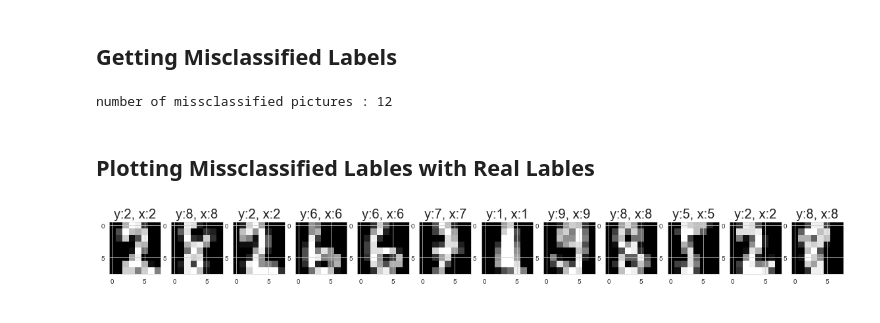
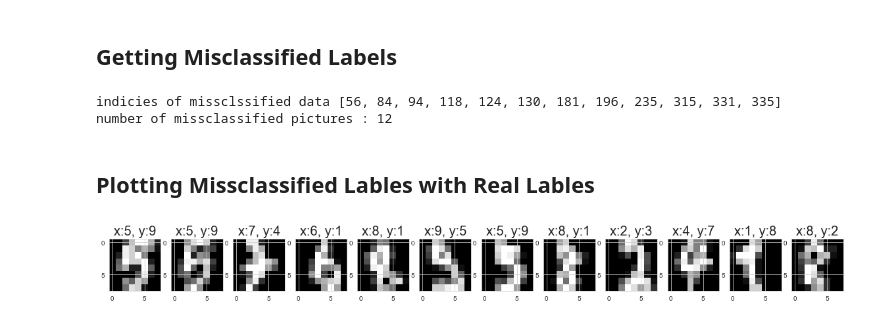
Before and after one commit to asadTariq666/AsadTariq_PythonKaChilla_Tasks, a Jupyter notebook: Chapter Wise Notebooks/Day 25 - Image Analysis - Logisitic Regression.ipynb, the cells around one changed output. Cells and saved outputs as stored; diff of their text form; code cells hidden in the pictures.

```diff
--- a/Chapter Wise Notebooks/Day 25 - Image Analysis - Logisitic Regression.ipynb
+++ b/Chapter Wise Notebooks/Day 25 - Image Analysis - Logisitic Regression.ipynb
@@ -136,25 +136,37 @@ Text(0.5, 1.0, 'Accuracy score : 0.9666666666666667')
 [figure]
 # %% [markdown]
 ## Getting Misclassified Labels
+# %%
+import numpy as np
+import matplotlib.pyplot as plt
+index = 0
+misclassifiedIndexes = []
+for label, predict in zip(y_test, y_pred):
+ if label != predict:
+  misclassifiedIndexes.append(index)
+  index +=1
 # %%
 index = 0
 misclassified_indicies = []
 for label, predict in zip(y_test,y_pred):
     if label != predict:
+        #print(index,label,predict) #Debugging
         misclassified_indicies.append(index)
-        index = index +1
+    index = index +1
 number_of_missclassified_data =len(misclassified_indicies)
+print('indicies of missclssified data', misclassified_indicies)
 print('number of missclassified pictures :',number_of_missclassified_data )
 # %% [output]
+indicies of missclssified data [56, 84, 94, 118, 124, 130, 181, 196, 235, 315, 331, 335]
 number of missclassified pictures : 12
 # %% [markdown]
 ## Plotting Missclassified Lables with Real Lables
 # %%
 sns.set_style(style='whitegrid')
 plt.figure(figsize=(20,4))
-for plotindex,badindex in enumerate(misclassified_indicies):
+for plotindex, badindex in enumerate(misclassified_indicies):
     plt.subplot(1,number_of_missclassified_data, plotindex+1)
     plt.imshow(np.reshape(x_test[badindex],(8,8)), cmap=plt.cm.gray)
-    plt.title('y:{}, x:{}'.format(y_pred[badindex],y_test[badindex]), fontsize =20)# predicted =y ; actual =x
+    plt.title('x:{}, y:{}'.format(y_test[badindex],y_pred[badindex]), fontsize =20)# predicted =y ; actual =x
 # %% [output]
-[figure, old version]
+[figure, new version]
```
Also changed, not shown: 2 other files.
